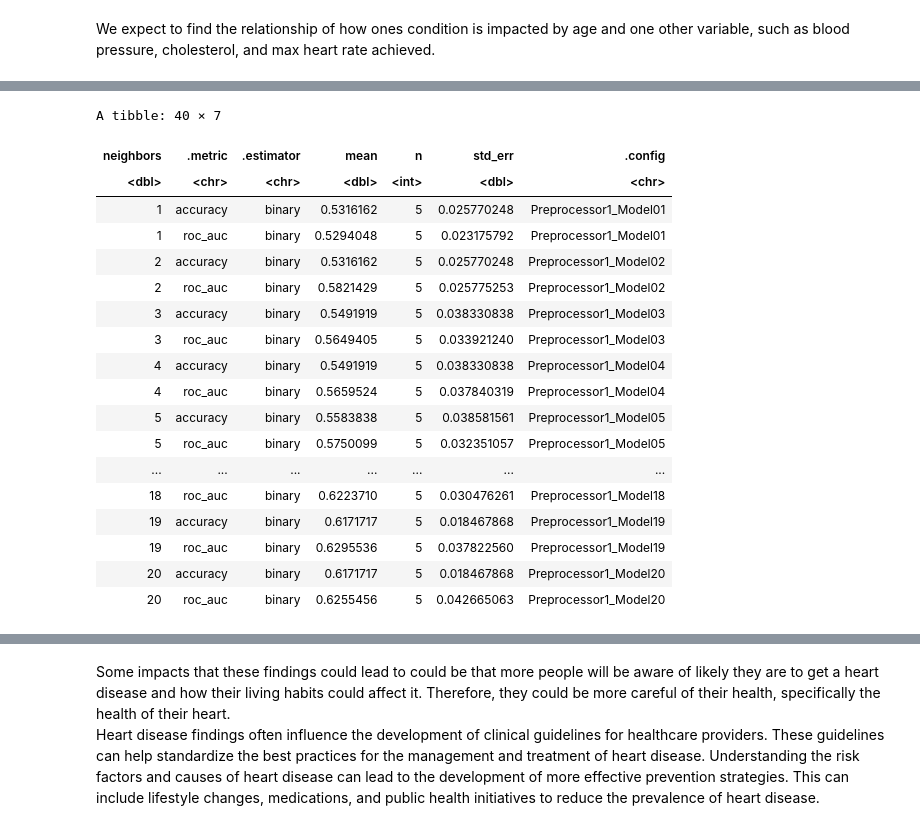
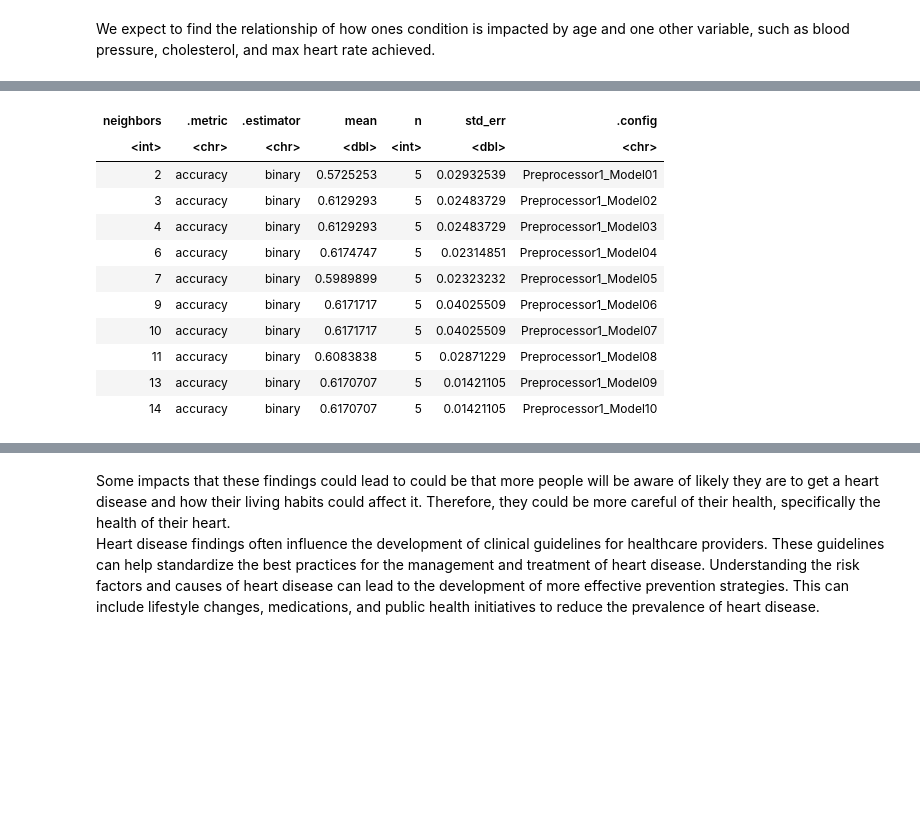
Before and after one commit to ChristianGoncalvesOG/DSCI-100-009-013, a Jupyter notebook: DataWork.ipynb, the cells around one changed output, grey strips where cells are left out. Cells and saved outputs as stored; diff of their text form; code cells hidden in the pictures; blank space fills up the shorter version.

```diff
--- a/DataWork.ipynb
+++ b/DataWork.ipynb
@@ -141,11 +154,10 @@ cleveland_kknn <- nearest_neighbor(weight_func = "rectangular", neighbors = tune
 cleveland_fit <- workflow() |>
     add_recipe(cleveland_recipe) |>
     add_model(cleveland_kknn) |>
-    fit(data = cleveland_train)
+    tune_grid(resamples = cleveland_fold, grid = 10)
 
 cleveland_results <- cleveland_fit |>
-    tune_grid(resamples = cleveland_fold, grid = cleveland_test_k) |>
-    collect_metrics()
-
+    collect_metrics() |>
+    filter(.metric == "accuracy")
 cleveland_results
 # %% [output]
@@ -154,19 +165,12 @@ Warning message:
-A tibble: 40 × 7
 | neighbors | .metric | .estimator | mean | n | std_err | .config |
-| <dbl> | <chr> | <chr> | <dbl> | <int> | <dbl> | <chr> |
-| 1 | accuracy | binary | 0.5316162 | 5 | 0.025770248 | Preprocessor1_Model01 |
-| 1 | roc_auc | binary | 0.5294048 | 5 | 0.023175792 | Preprocessor1_Model01 |
-| 2 | accuracy | binary | 0.5316162 | 5 | 0.025770248 | Preprocessor1_Model02 |
-| 2 | roc_auc | binary | 0.5821429 | 5 | 0.025775253 | Preprocessor1_Model02 |
-| 3 | accuracy | binary | 0.5491919 | 5 | 0.038330838 | Preprocessor1_Model03 |
-| 3 | roc_auc | binary | 0.5649405 | 5 | 0.033921240 | Preprocessor1_Model03 |
-| 4 | accuracy | binary | 0.5491919 | 5 | 0.038330838 | Preprocessor1_Model04 |
-| 4 | roc_auc | binary | 0.5659524 | 5 | 0.037840319 | Preprocessor1_Model04 |
-| 5 | accuracy | binary | 0.5583838 | 5 | 0.038581561 | Preprocessor1_Model05 |
-| 5 | roc_auc | binary | 0.5750099 | 5 | 0.032351057 | Preprocessor1_Model05 |
-| ... | ... | ... | ... | ... | ... | ... |
-| 18 | roc_auc | binary | 0.6223710 | 5 | 0.030476261 | Preprocessor1_Model18 |
-| 19 | accuracy | binary | 0.6171717 | 5 | 0.018467868 | Preprocessor1_Model19 |
-| 19 | roc_auc | binary | 0.6295536 | 5 | 0.037822560 | Preprocessor1_Model19 |
-| 20 | accuracy | binary | 0.6171717 | 5 | 0.018467868 | Preprocessor1_Model20 |
-| 20 | roc_auc | binary | 0.6255456 | 5 | 0.042665063 | Preprocessor1_Model20 |
+| <int> | <chr> | <chr> | <dbl> | <int> | <dbl> | <chr> |
+| 2 | accuracy | binary | 0.5725253 | 5 | 0.02932539 | Preprocessor1_Model01 |
+| 3 | accuracy | binary | 0.6129293 | 5 | 0.02483729 | Preprocessor1_Model02 |
+| 4 | accuracy | binary | 0.6129293 | 5 | 0.02483729 | Preprocessor1_Model03 |
+| 6 | accuracy | binary | 0.6174747 | 5 | 0.02314851 | Preprocessor1_Model04 |
+| 7 | accuracy | binary | 0.5989899 | 5 | 0.02323232 | Preprocessor1_Model05 |
+| 9 | accuracy | binary | 0.6171717 | 5 | 0.04025509 | Preprocessor1_Model06 |
+| 10 | accuracy | binary | 0.6171717 | 5 | 0.04025509 | Preprocessor1_Model07 |
+| 11 | accuracy | binary | 0.6083838 | 5 | 0.02871229 | Preprocessor1_Model08 |
+| 13 | accuracy | binary | 0.6170707 | 5 | 0.01421105 | Preprocessor1_Model09 |
+| 14 | accuracy | binary | 0.6170707 | 5 | 0.01421105 | Preprocessor1_Model10 |
```
Also changed, not shown: parts of 7 cells of this notebook.
